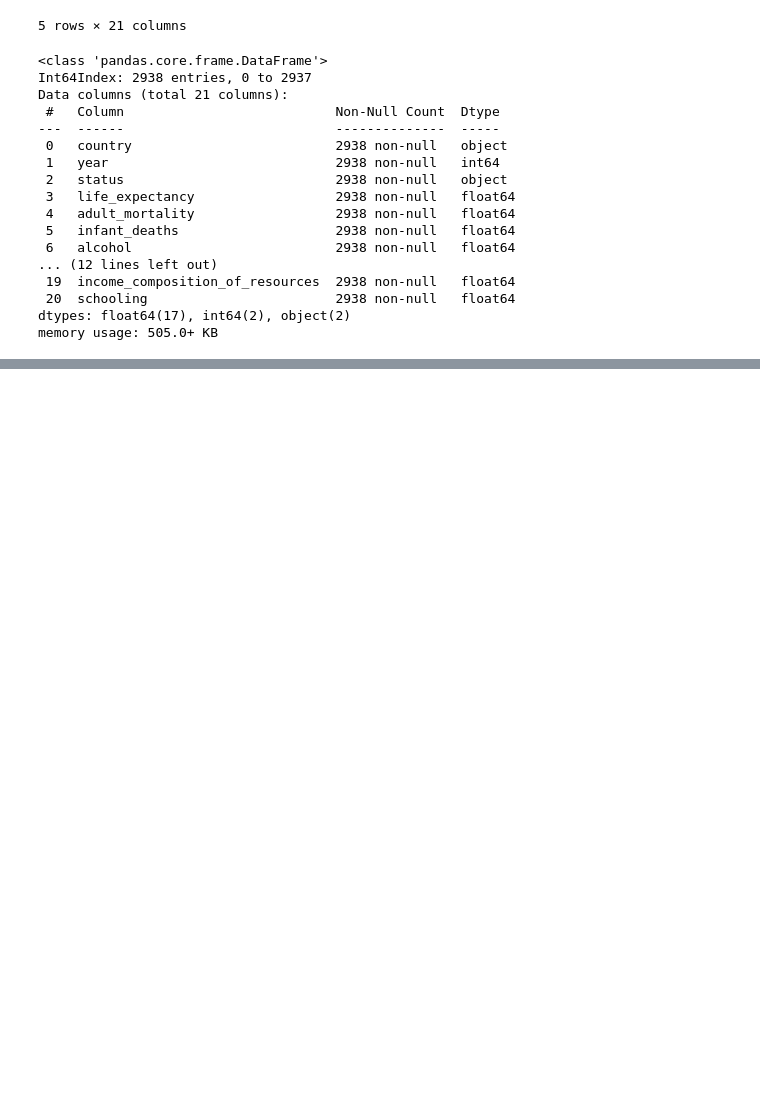
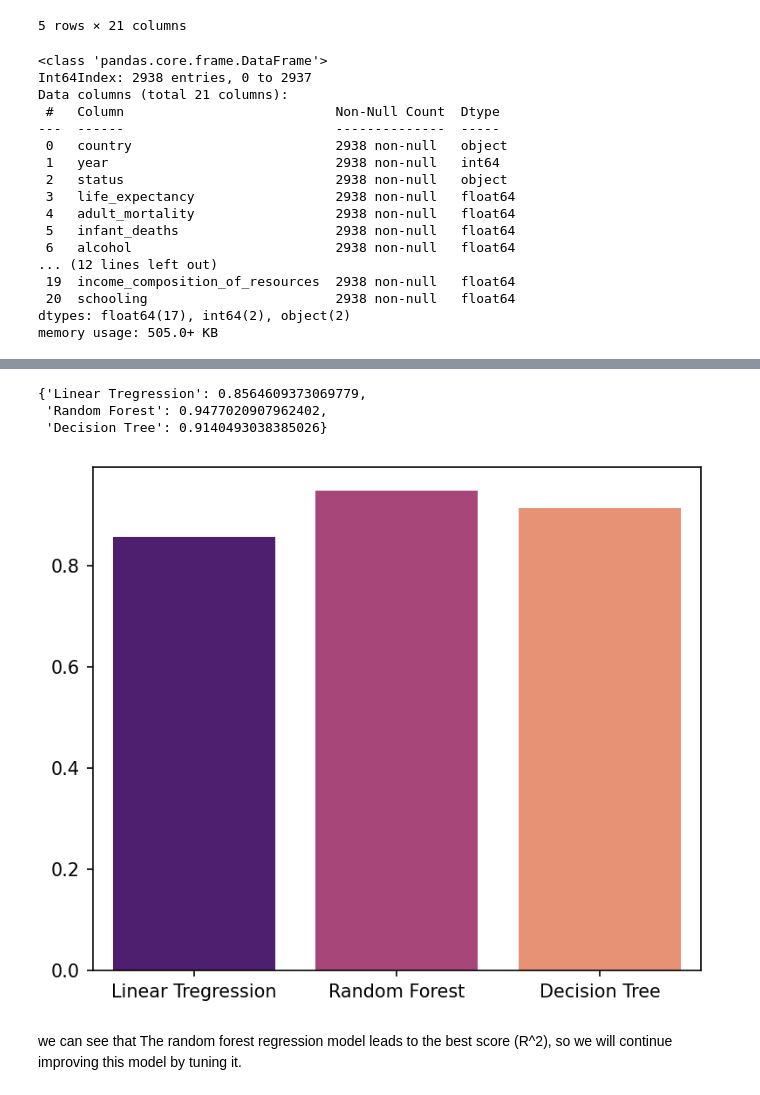
Before and after one commit to Dnezzhello/python_project, a Jupyter notebook: Simple_Linear_Regression.ipynb, the cells around one changed output, grey strips where cells are left out. Cells and saved outputs as stored; diff of their text form; code cells hidden in the pictures; blank space fills up the shorter version.

```diff
--- a/Simple_Linear_Regression.ipynb
+++ b/Simple_Linear_Regression.ipynb
@@ -82,0 +103,9 @@ memory usage: 459.1 KB
+# %%
+# splitting the data into X and Y
+X = df1.drop('life_expectancy', axis=1)
+y = df1.life_expectancy
+# %%
+# splitting the data into train and test splits
+from sklearn.model_selection import train_test_split
+
+X_train, X_test, y_train, y_test = train_test_split(X, y, test_size=0.20, random_state=101)
@@ -82,0 +154,44 @@ memory usage: 459.1 KB
+# %%
+# put models in a dictionary
+
+models = {
+    "Linear Tregression": LinearRegression(),
+    "Random Forest": RandomForestRegressor(),
+    "Decision Tree": DecisionTreeRegressor()
+        }
+
+# a function to fit and score models
+def fit_and_score(models, X_train, X_test, y_train, y_test):
+    np.random.seed(101)
+    model_scores = {}
+
+    # scaler = StandardScaler()
+    # X_train = scaler.fit_transform(X_train)
+    # X_test = scaler.transform(X_test)
+
+    for name, model in models.items():
+        model.fit(X_train, y_train)
+        model_scores[name] = model.score(X_test, y_test)
+    return model_scores
+# %%
+# evaluate our model
+model_scores = fit_and_score(models=models,
+                             X_train=X_train,
+                             X_test=X_test,
+                             y_train=y_train,
+                             y_test=y_test)
+model_scores
+# %% [output]
+{'Linear Tregression': 0.8564609373069779,
+ 'Random Forest': 0.9477020907962402,
+ 'Decision Tree': 0.9140493038385026}
+# %%
+plt.figure(figsize=(6,5), dpi=150)
+sns.barplot(x=(list(model_scores.keys())),
+           y=[i for i in model_scores.values()],
+            palette='magma')
+plt.show()
+# %% [output]
+[figure, added]
+# %% [markdown]
+we can see that The random forest regression model leads to the best score (R^2), so we will continue improving this model by tuning it.
```
Also changed, not shown: parts of 19 cells of this notebook, 2 other files.
